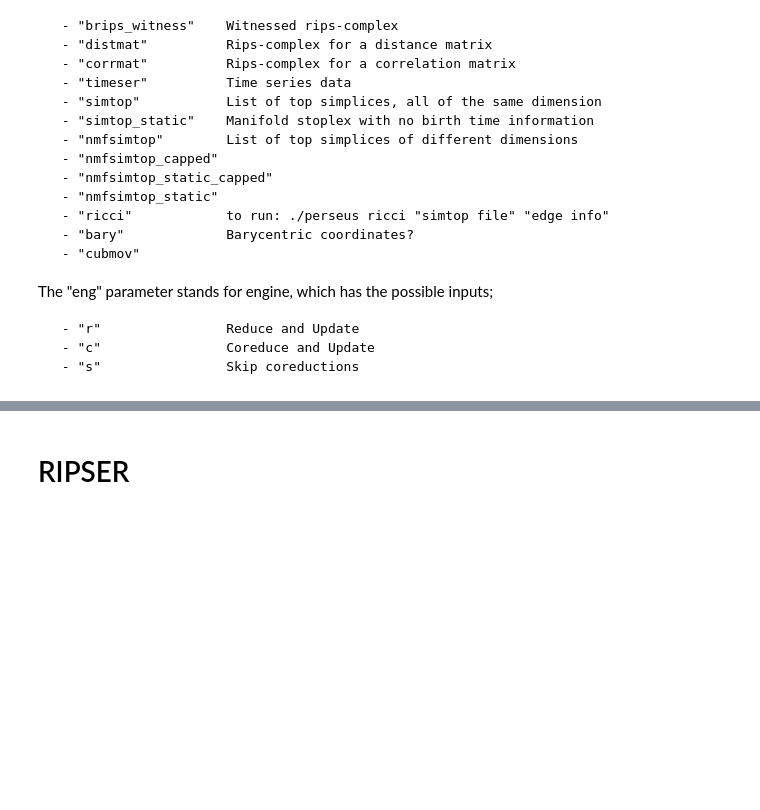
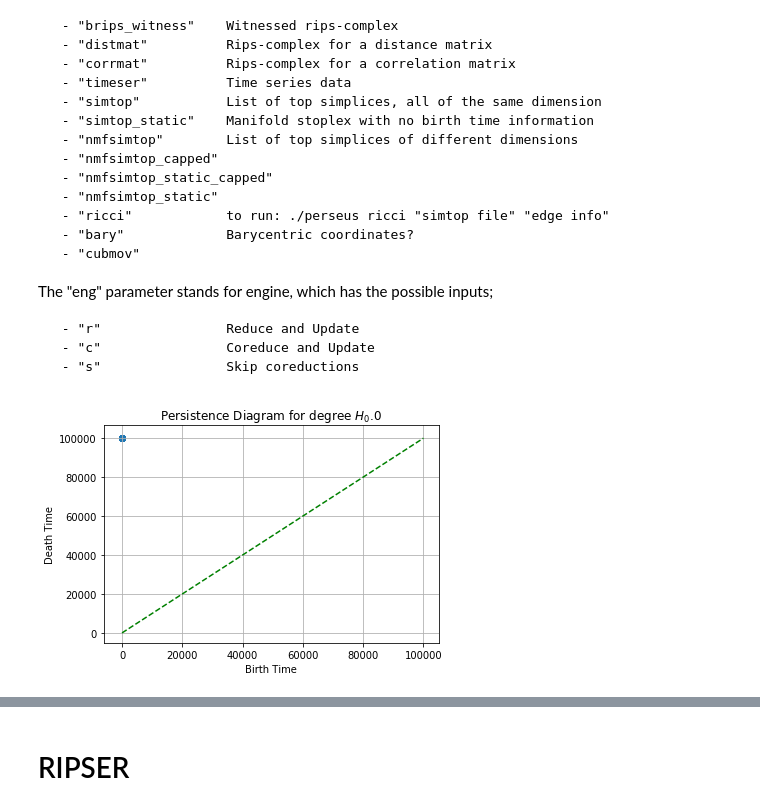
Before and after one commit to infophysics/tda-toolkit, a Jupyter notebook: TDA Persistent Homology.ipynb, the cells around one changed output, grey strips where cells are left out. Cells and saved outputs as stored; diff of their text form; code cells hidden in the pictures; blank space fills up the shorter version.

```diff
--- a/TDA Persistent Homology.ipynb
+++ b/TDA Persistent Homology.ipynb
@@ -167,6 +173,12 @@ Where input_type is either one of the following;
 # %%
 #  Create Perseus object
 pers = TDA.Perseus()
 
 #  Compute a Barcode for one of the examples in the Ripser data set
 pers.ComputeBarcode("distmat", "algorithms/Ripser/examples/random16.lower_distance_matrix", "test", "r")
+
+#  Plot persistence diagram
+barcode = pers.getBarcode()
+TDA.plot_persistence_diagram(barcode)
+# %% [output]
+[figure, added]
```
Also changed, not shown: parts of 9 cells of this notebook, 7 other files.
